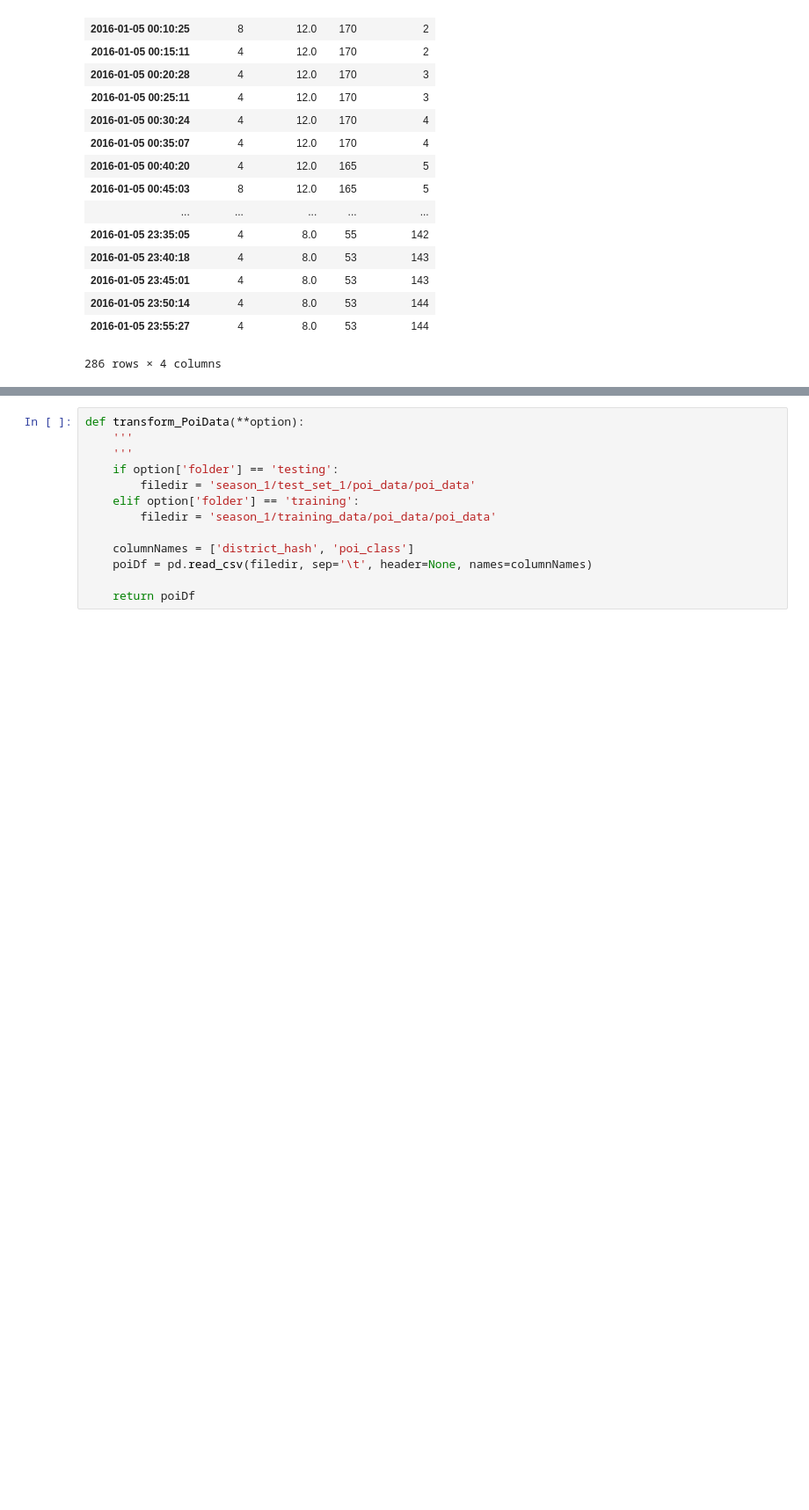
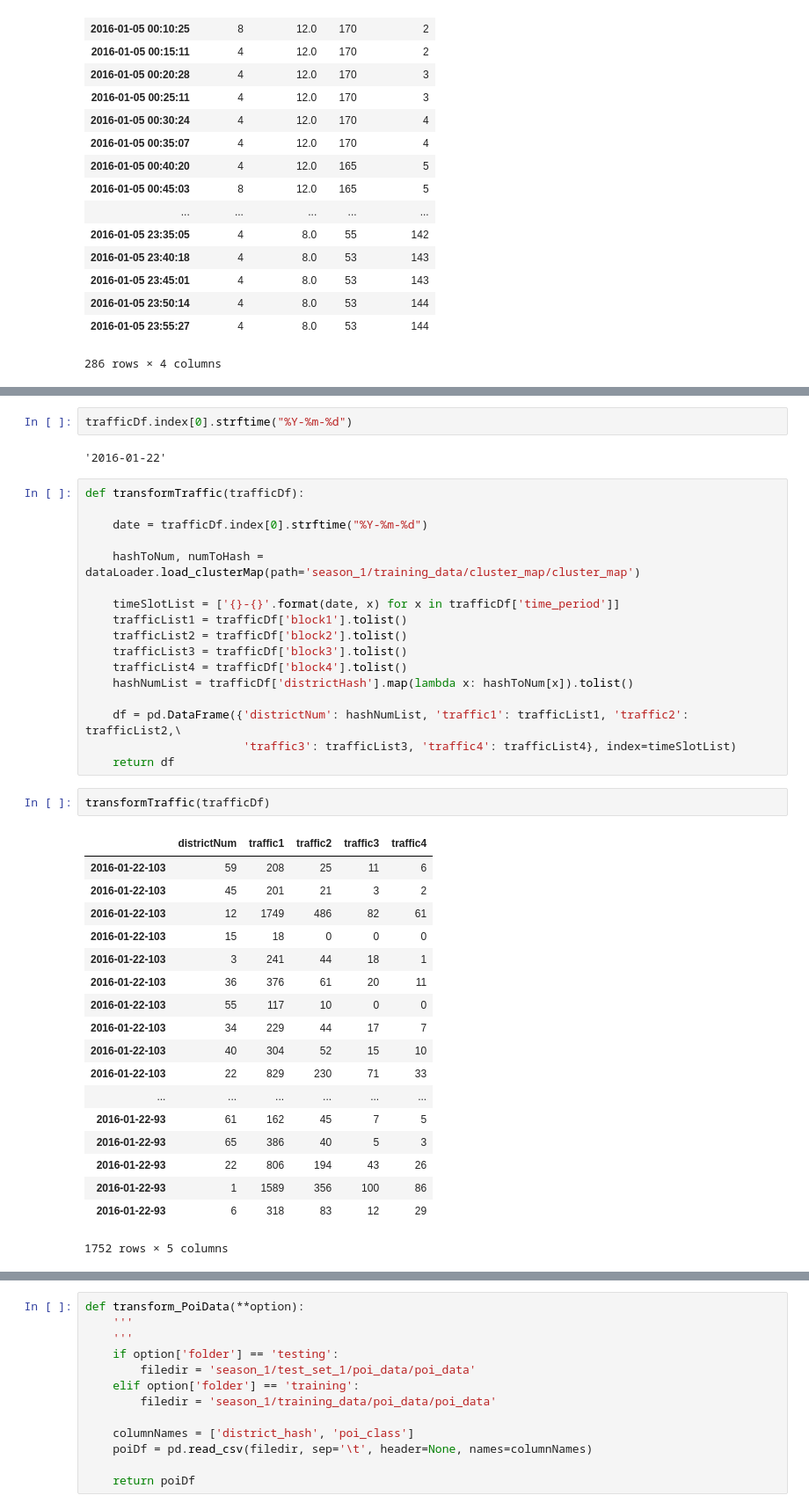
Before and after one commit to kuanliang/traffic_gap, a Jupyter notebook: didi_script_tests.ipynb, the cells around one changed output, grey strips where cells are left out. Shown at 88% size. Cells and saved outputs as stored; diff of their text form; blank space fills up the shorter version.

```diff
--- a/didi_script_tests.ipynb
+++ b/didi_script_tests.ipynb
@@ -157,0 +234,42 @@ weatherDf
+# %%
+trafficDf.index[0].strftime("%Y-%m-%d")
+# %% [output]
+'2016-01-22'
+# %%
+def transformTraffic(trafficDf):
+
+    date = trafficDf.index[0].strftime("%Y-%m-%d")
+
+    hashToNum, numToHash = dataLoader.load_clusterMap(path='season_1/training_data/cluster_map/cluster_map')
+
+    timeSlotList = ['{}-{}'.format(date, x) for x in trafficDf['time_period']]
+    trafficList1 = trafficDf['block1'].tolist()
+    trafficList2 = trafficDf['block2'].tolist()
+    trafficList3 = trafficDf['block3'].tolist()
+    trafficList4 = trafficDf['block4'].tolist()
+    hashNumList = trafficDf['districtHash'].map(lambda x: hashToNum[x]).tolist()
+
+    df = pd.DataFrame({'districtNum': hashNumList, 'traffic1': trafficList1, 'traffic2': trafficList2,\
+                       'traffic3': trafficList3, 'traffic4': trafficList4}, index=timeSlotList)
+    return df
+# %%
+transformTraffic(trafficDf)
+# %% [output]
+|  | districtNum | traffic1 | traffic2 | traffic3 | traffic4 |
+| 2016-01-22-103 | 59 | 208 | 25 | 11 | 6 |
+| 2016-01-22-103 | 45 | 201 | 21 | 3 | 2 |
+| 2016-01-22-103 | 12 | 1749 | 486 | 82 | 61 |
+| 2016-01-22-103 | 15 | 18 | 0 | 0 | 0 |
+| 2016-01-22-103 | 3 | 241 | 44 | 18 | 1 |
+| 2016-01-22-103 | 36 | 376 | 61 | 20 | 11 |
+| 2016-01-22-103 | 55 | 117 | 10 | 0 | 0 |
+| 2016-01-22-103 | 34 | 229 | 44 | 17 | 7 |
+| 2016-01-22-103 | 40 | 304 | 52 | 15 | 10 |
+| 2016-01-22-103 | 22 | 829 | 230 | 71 | 33 |
+| ... | ... | ... | ... | ... | ... |
+| 2016-01-22-93 | 61 | 162 | 45 | 7 | 5 |
+| 2016-01-22-93 | 65 | 386 | 40 | 5 | 3 |
+| 2016-01-22-93 | 22 | 806 | 194 | 43 | 26 |
+| 2016-01-22-93 | 1 | 1589 | 356 | 100 | 86 |
+| 2016-01-22-93 | 6 | 318 | 83 | 12 | 29 |
+1752 rows × 5 columns
```
Also changed, not shown: parts of 11 cells of this notebook.
